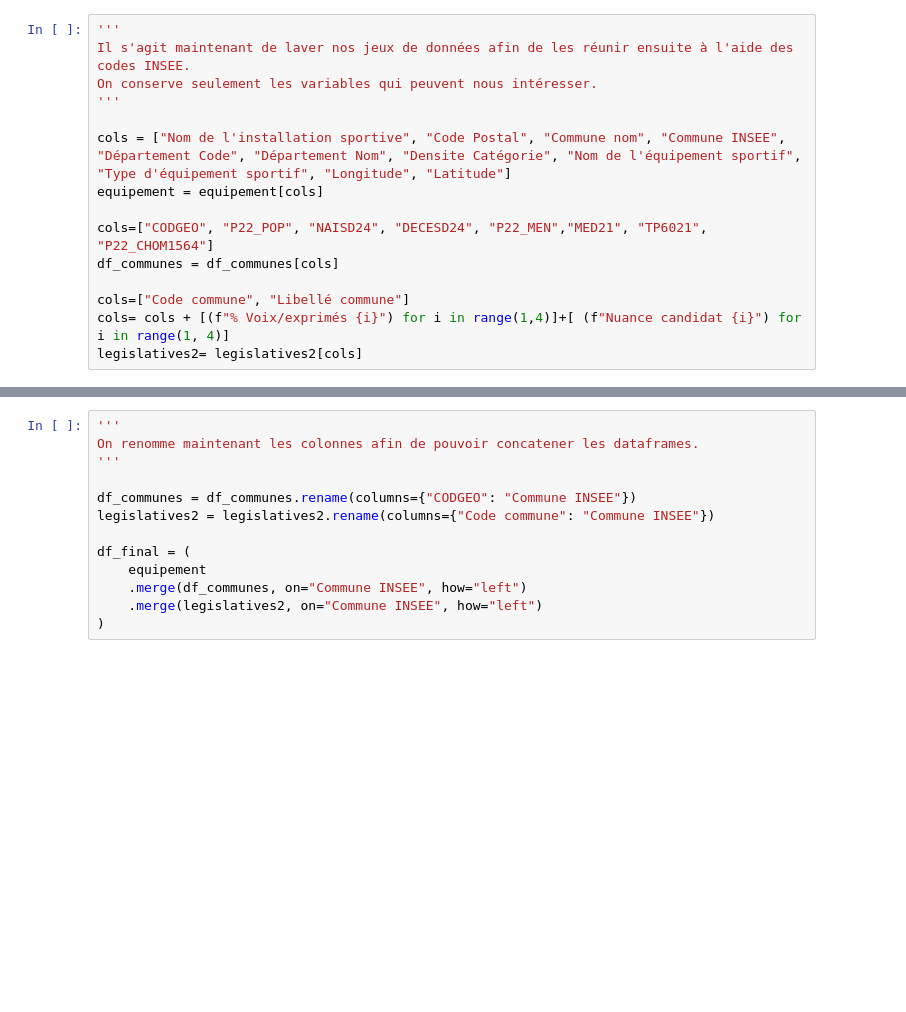
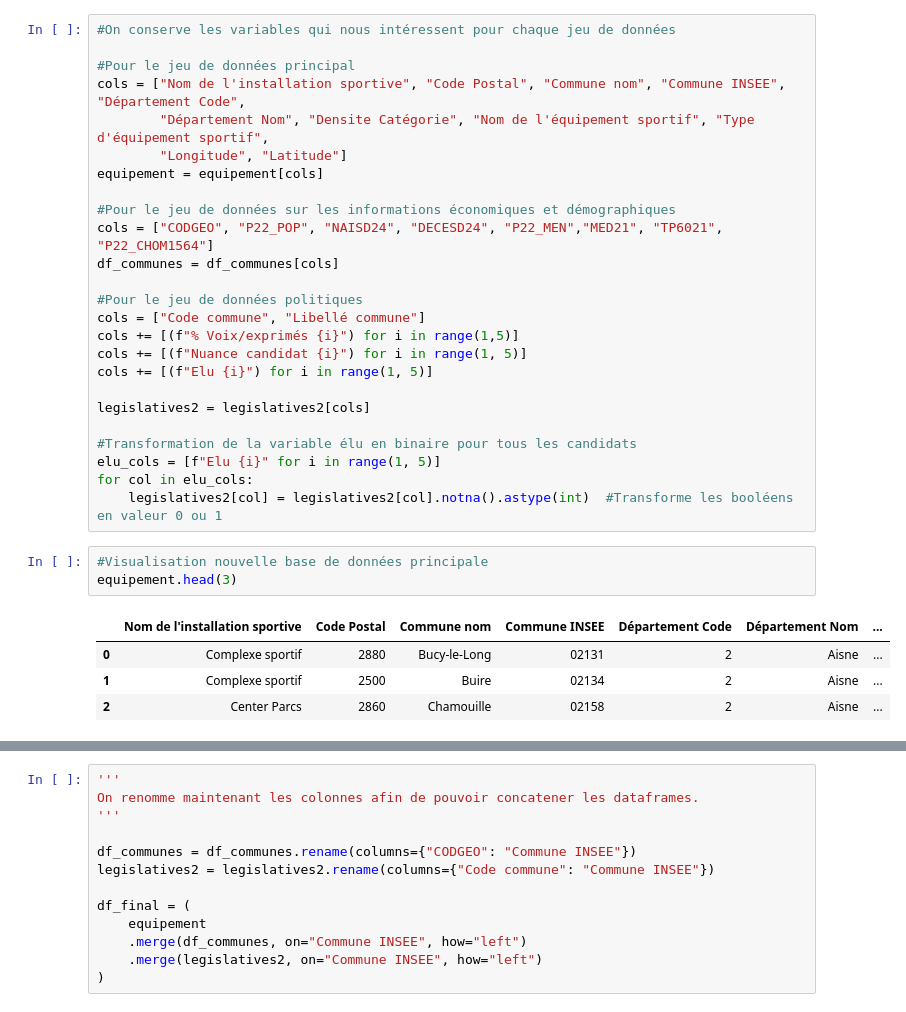
Before and after one commit to MaximeHirsch/Projet-python-deserts-sportifs, a Jupyter notebook: Projet.ipynb, the cells around one changed output, grey strips where cells are left out. Cells and saved outputs as stored; diff of their text form; blank space fills up the shorter version.

```diff
--- a/Projet.ipynb
+++ b/Projet.ipynb
@@ -71,15 +75,33 @@ legislatives2=pd.read_csv(url2, sep=";", low_memory=False)
 # %%
-'''
-Il s'agit maintenant de laver nos jeux de données afin de les réunir ensuite à l'aide des codes INSEE.
-On conserve seulement les variables qui peuvent nous intéresser.
-'''
+#On conserve les variables qui nous intéressent pour chaque jeu de données
 
-cols = ["Nom de l'installation sportive", "Code Postal", "Commune nom", "Commune INSEE", "Département Code", "Département Nom", "Densite Catégorie", "Nom de l'équipement sportif", "Type d'équipement sportif", "Longitude", "Latitude"]
+#Pour le jeu de données principal
+cols = ["Nom de l'installation sportive", "Code Postal", "Commune nom", "Commune INSEE", "Département Code",
+        "Département Nom", "Densite Catégorie", "Nom de l'équipement sportif", "Type d'équipement sportif",
+        "Longitude", "Latitude"]
 equipement = equipement[cols]
 
-cols=["CODGEO", "P22_POP", "NAISD24", "DECESD24", "P22_MEN","MED21", "TP6021", "P22_CHOM1564"]
+#Pour le jeu de données sur les informations économiques et démographiques
+cols = ["CODGEO", "P22_POP", "NAISD24", "DECESD24", "P22_MEN","MED21", "TP6021", "P22_CHOM1564"]
 df_communes = df_communes[cols]
 
-cols=["Code commune", "Libellé commune"]
-cols= cols + [(f"% Voix/exprimés {i}") for i in range(1,4)]+[ (f"Nuance candidat {i}") for i in range(1, 4)]
-legislatives2= legislatives2[cols]
+#Pour le jeu de données politiques
+cols = ["Code commune", "Libellé commune"]
+cols += [(f"% Voix/exprimés {i}") for i in range(1,5)]
+cols += [(f"Nuance candidat {i}") for i in range(1, 5)]
+cols += [(f"Elu {i}") for i in range(1, 5)]
+
+legislatives2 = legislatives2[cols]
+
+#Transformation de la variable élu en binaire pour tous les candidats
+elu_cols = [f"Elu {i}" for i in range(1, 5)]
+for col in elu_cols:
+    legislatives2[col] = legislatives2[col].notna().astype(int)  #Transforme les booléens en valeur 0 ou 1
+# %%
+#Visualisation nouvelle base de données principale
+equipement.head(3)
+# %% [output]
+|  | Nom de l'installation sportive | Code Postal | Commune nom | Commune INSEE | Département Code | Département Nom | ... |
+| 0 | Complexe sportif | 2880 | Bucy-le-Long | 02131 | 2 | Aisne | ... |
+| 1 | Complexe sportif | 2500 | Buire | 02134 | 2 | Aisne | ... |
+| 2 | Center Parcs | 2860 | Chamouille | 02158 | 2 | Aisne | ... |
```
Also changed, not shown: parts of 11 cells of this notebook.
